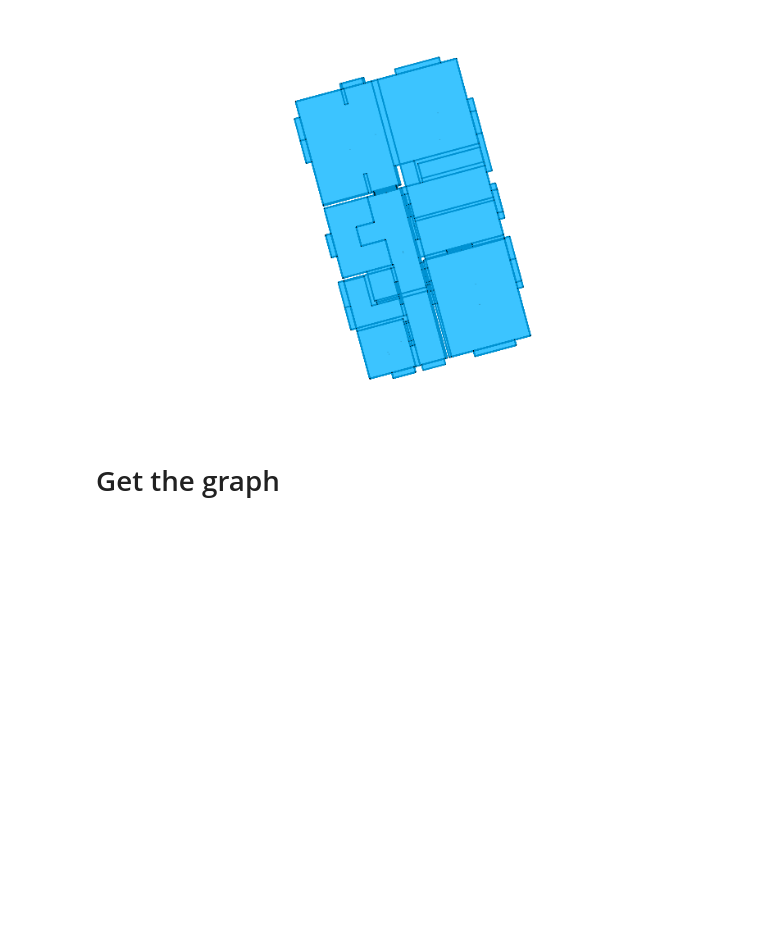
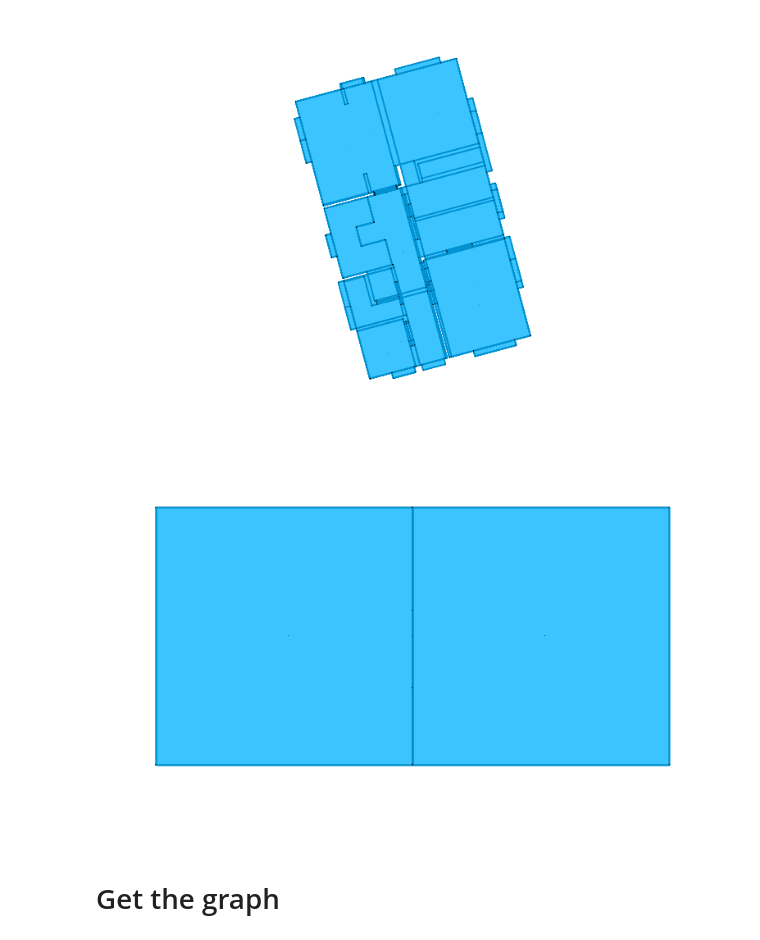
Before and after one commit to ZhuoranJia/IFC2BCM, a Jupyter notebook: notes/processing_gml_and_json/ij2cp_and_nx.ipynb, the cells around one changed output. Saved outputs shown, nothing was run; the diff lists cells and outputs as text; code cells hidden in the pictures; blank space fills up the shorter version.

```diff
--- a/notes/ij2cp_and_nx.ipynb
+++ b/notes/processing_gml_and_json/ij2cp_and_nx.ipynb
@@ -17,6 +17,10 @@ fin_2 = open('C:/Users/SID-DRW/OneDrive - Delft University of Technology/Documen
 j_2 = json.loads(fin_2.read())
 fin_3 = open('C:/Users/SID-DRW/OneDrive - Delft University of Technology/Documents/GitHub/HDSS_test/data/my_out.json')
 j_3 = json.loads(fin_3.read())
+
+#delete following
+fin_delete = open("C:/Users/SID-DRW/OneDrive - Delft University of Technology/Desktop/new_boundaries_0204/hugo_test/Newtest_output.json")
+j_delete = json.loads(fin_delete.read())
 # %% [markdown]
 # Get the Mesh geometry
 ## Get the Mesh vertices
@@ -26,6 +30,9 @@ mesh_vertices_2=j_2['vertices']
 print(len(mesh_vertices_3))
 print(mesh_vertices_3)
 print(len(j_3['PrimalSpaceFeatures']['CellSpace']))
+
+#delete
+mesh_vertices_delete = j_delete['vertices']
 # %% [output]
 40555
 [[-9.95975, 30.4087, 2.285], [-17.743, 38.583, 1.4], [-1.4015, 48.6385, 1.4], [-36.735, 16.725, 1.4], [-41.8235, 13.02, 1.4], [-45.124, 15.315, 1.4], [-49.6215, 15.3135, 1.4], [-49.6165, 5.025, 1.4],  ...
@@ -49,20 +56,22 @@ mesh_faces_3 = get_mesh_faces(j_3)
 mesh_faces_2 = get_mesh_faces(j_2)
 print(len(mesh_faces_3))
 print(mesh_faces_3)
+
+#delete
+mesh_faces_delete = get_mesh_faces(j_delete)
 # %% [output]
 10008
 [[523, 524, 525, 526], [527, 528, 529, 530], [531, 532, 533, 534], [535, 536, 537, 538], [539, 540, 541, 542], [543, 544, 545, 546], [547, 548, 549, 550], [551, 552, 553, 554], [555, 556, 557, 558], [ ...
 # %% [markdown]
 ## Create the Mesh geometry
 # %%
-'''comments'''
-
-
-
 mesh_2 = Mesh.from_vertices_and_faces(mesh_vertices_2,mesh_faces_2) #house_mesh
 mesh_3 = Mesh.from_vertices_and_faces(mesh_vertices_3,mesh_faces_3)
 print(mesh_2.summary())
 print(mesh_3.summary())
+
+#delete
+mesh_delete = Mesh.from_vertices_and_faces(mesh_vertices_delete,mesh_faces_delete)
 # %% [output]
 Mesh summary
 ============
@@ -83,6 +92,14 @@ plotter_surface.zoom_extents()
 plotter_surface.show()
 # %% [output]
 [figure]
+# %%
+#delete this cell
+plotter_surface = Plotter()
+plotter_surface.add(mesh_delete)
+plotter_surface.zoom_extents()
+plotter_surface.show()
+# %% [output]
+[figure, added]
 # %% [markdown]
 # Get the graph
 # %% [markdown]
```
Also changed, not shown: parts of 9 cells of this notebook, 7 other files.
